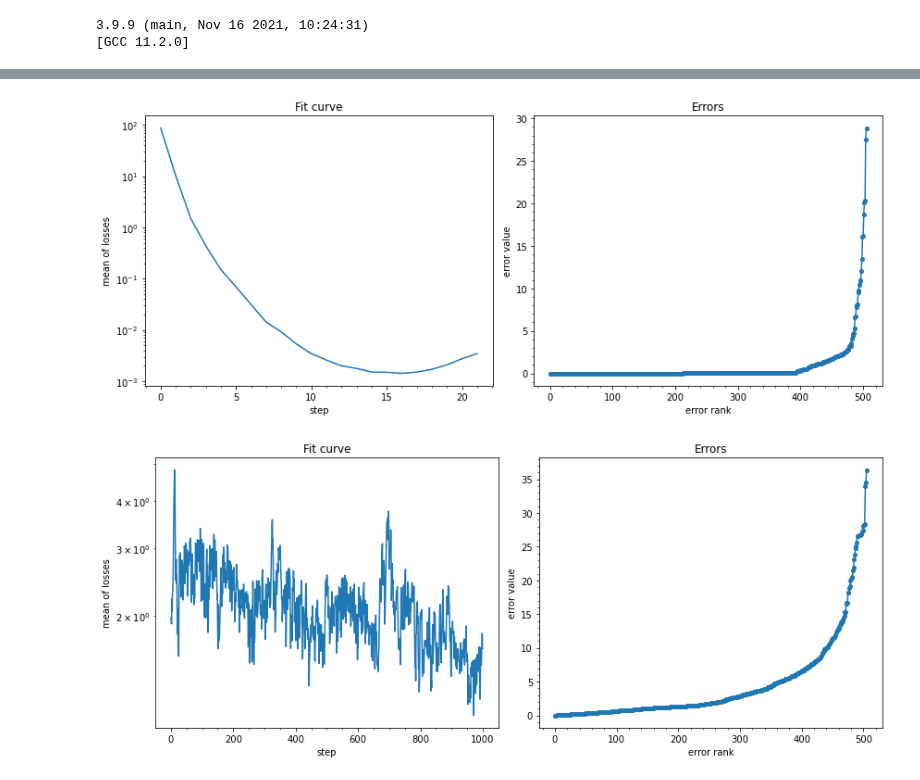
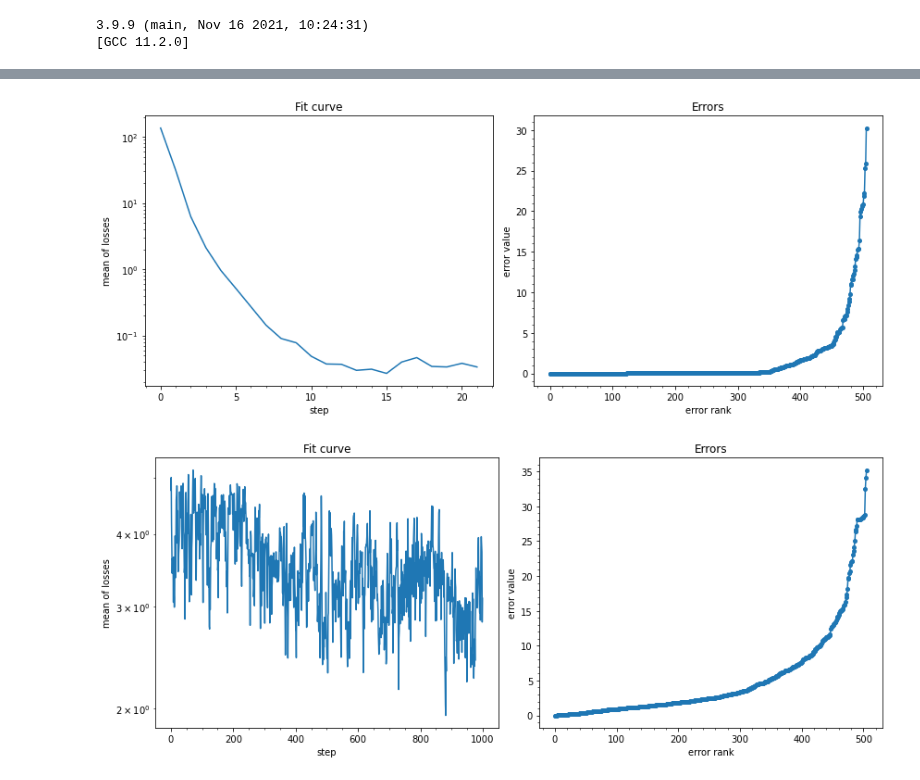
Before and after one commit to intellimath/mlgrad, a Jupyter notebook: examples/isnn2019_nn_boston.ipynb, the cells around one changed output, grey strips where cells are left out. Drawn from its saved outputs; the diff is of its cells as text; code cells hidden in the pictures.

```diff
--- a/examples/isnn2019_nn_boston.ipynb
+++ b/examples/isnn2019_nn_boston.ipynb
@@ -89,15 +89,15 @@ plot_losses_and_errors(fg_sqrt, Xt, Y)
 # %%
 avg_wm = averaging_function("WM", rhofunc=func.Sqrt(0.001), alpha=0.95)
-irgd_wm = m_regression_irls(Xt, Y, ffnn3, avrfunc=avg_wm, h=0.002, n_iter=1000)
+irgd_wm = m_regression_irls(Xt, Y, ffnn3, avrfunc=avg_wm, h=0.001, n_iter=1000)
 plot_losses_and_errors(irgd_wm, Xt, Y)
 # %% [output]
-[figure, old version]
+[figure, new version]
 # %%
-avg_22 = averaging_function("WM", rhofunc=func.Sqrt(0.001), alpha=0.95)
-alg_fg2 = m_regression(Xt, Y, ffnn5, avrfunc=avg_22, h=0.002, n_restart=5, n_iter=1000)
+avg_22 = averaging_function("WM", rhofunc=func.Sqrt(0.001), alpha=0.96)
+alg_fg2 = m_regression(Xt, Y, ffnn5, avrfunc=avg_22, h=0.001, n_restart=5, n_iter=1000)
 plot_losses_and_errors(alg_fg2, Xt, Y)
 # %% [output]
-[figure, old version]
+[figure, new version]
 # %%
 b=0.05
 plt.figure(figsize=(4*4.0, 3.5))
```
Also changed, not shown: parts of 3 cells of this notebook, 6 other files.
